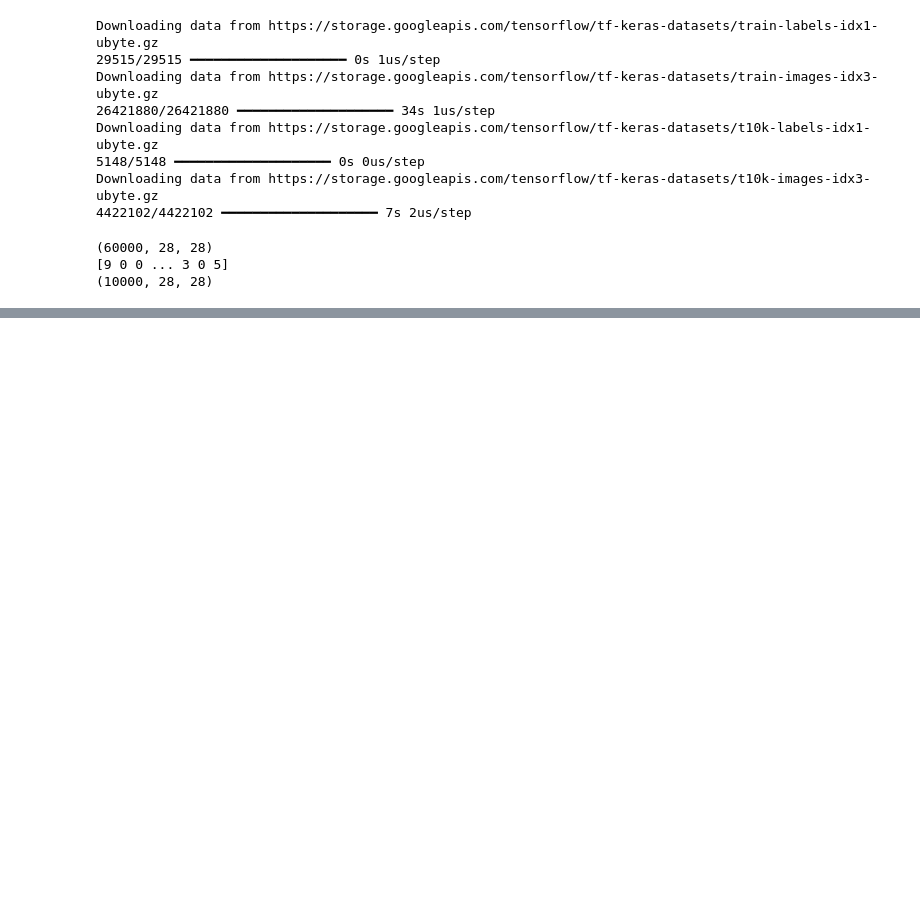
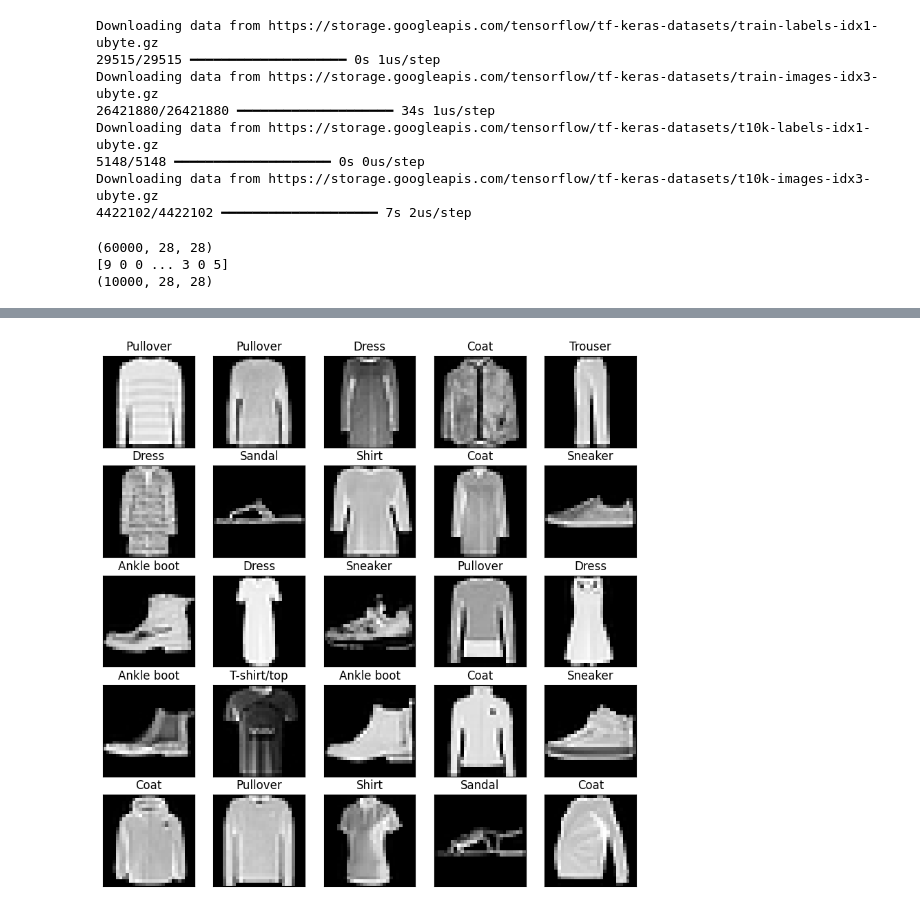
Before and after one commit to Choiwanwoo-03/MachineLearning_CodePractice, a Jupyter notebook: Chap09_LAB_9-2.ipynb, the cells around one changed output, grey strips where cells are left out. Drawn from its saved outputs; the diff is of its cells as text; code cells hidden in the pictures; blank space fills up the shorter version.

```diff
--- a/Chap09_LAB_9-2.ipynb
+++ b/Chap09_LAB_9-2.ipynb
@@ -43,0 +117,9 @@ test_images = test_images[:, :, :, np.newaxis]
+# %%
+class_names = ['T-shirt/top', 'Trouser', 'Pullover', 'Dress', 'Coat',
+               'Sandal', 'Shirt', 'Sneaker', 'Bag', 'Ankle boot']
+# %%
+randldx = np.random.randint(0, 1000)
+
+images = test_images[randldx:randldx + 25]
+predictions = np.argmax(model.predict(images), axis = 1)
+print(predictions)
@@ -43,0 +129,25 @@ test_images = test_images[:, :, :, np.newaxis]
+# %%
+def plot_images(images, labels, images_per_row = 5) :
+    n_images = len(images)
+    n_rows = (n_images - 1) // images_per_row + 1
+    fig, ax = plt.subplots(n_rows, images_per_row,
+                           figsize = (images_per_row * 2, n_rows * 2))
+    for i in range(n_rows) :
+        for j in range(images_per_row) :
+            if i * images_per_row + j >= n_images : break
+            img_idx = i * images_per_row + j
+            a_image = images[img_idx].reshape(28, 28)
+            if n_rows > 1 : axis = ax[i, j]
+            else : axis = ax[j]
+            axis.get_xaxis().set_visible(False)
+            axis.get_yaxis().set_visible(False)
+            label = class_names[labels[img_idx]]
+            axis.set_title(label)
+            axis.imshow(a_image, cmap = 'gray', interpolation = 'nearest')
+# %%
+randldx = np.random.randint(0, 1000)
+
+images = test_images[randldx:randldx + 25]
+predictions = np.argmax(model.predict(images), axis = 1)
+plot_images(images, predictions, images_per_row = 5)
+# %% [output]
@@ -43,0 +155 @@ test_images = test_images[:, :, :, np.newaxis]
+[figure, added]
```
Also changed, not shown: parts of 8 cells of this notebook.
